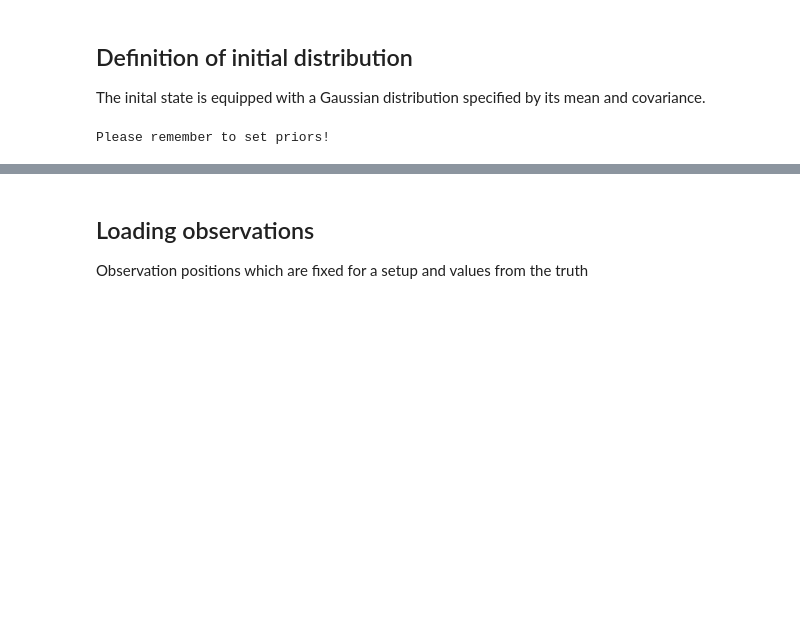
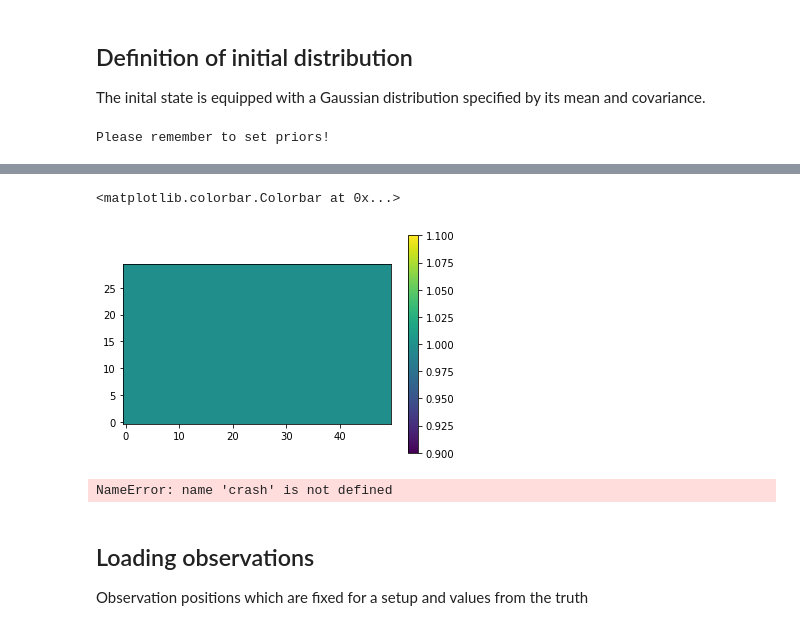
Before and after one commit to FlorianBeiser/advectionDiffusion, a Jupyter notebook: KFiltering.ipynb, the cells around one changed output, grey strips where cells are left out. Cells and saved outputs as stored; diff of their text form; code cells hidden in the pictures; blank space fills up the shorter version.

```diff
--- a/KFiltering.ipynb
+++ b/KFiltering.ipynb
@@ -31,3 +64,13 @@ statistics.plot()
+# %%
+plt.imshow(np.reshape(prior_sampler.stddev, (grid.ny,grid.nx)), origin="lower")
+plt.colorbar()
+# %% [output]
+<matplotlib.colorbar.Colorbar at 0x...>
+[figure, added]
+# %%
+crash
+# %% [output]
+NameError: name 'crash' is not defined
 # %% [markdown]
 ## Loading observations
 
```
Also changed, not shown: parts of 7 cells of this notebook, 1 other file.
